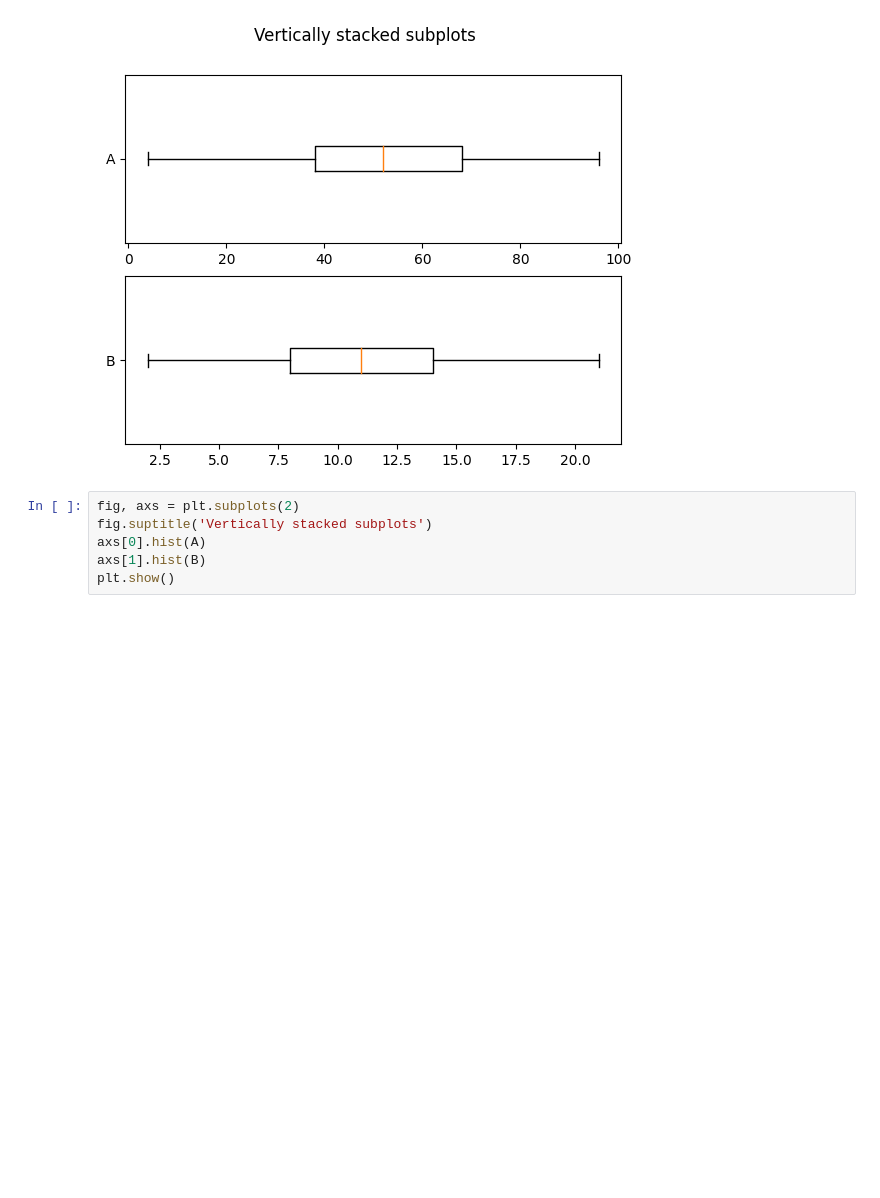
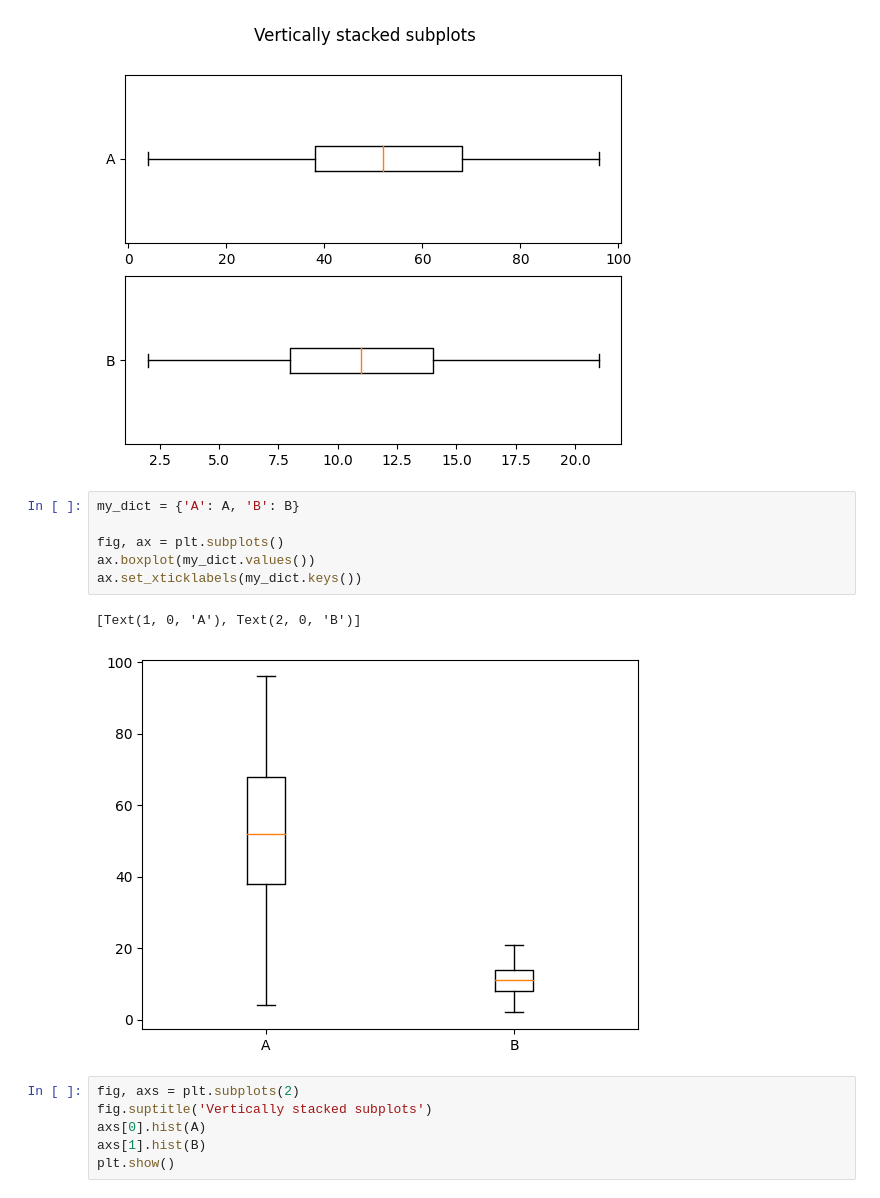
Before and after one commit to garfield-gray/DataMining, a Jupyter notebook: Data_Exploration_&_Visualization.ipynb, the cells around one changed output. Drawn from its saved outputs; the diff is of its cells as text; blank space fills up the shorter version.

```diff
--- a/Data_Exploration_&_Visualization.ipynb
+++ b/Data_Exploration_&_Visualization.ipynb
@@ -25,6 +25,15 @@ axs[1].boxplot(B, vert=False, labels="B")
 plt.show()
 # %% [output]
 [figure]
+# %%
+my_dict = {'A': A, 'B': B}
+
+fig, ax = plt.subplots()
+ax.boxplot(my_dict.values())
+ax.set_xticklabels(my_dict.keys())
+# %% [output]
+[Text(1, 0, 'A'), Text(2, 0, 'B')]
+[figure, added]
 # %%
 fig, axs = plt.subplots(2)
 fig.suptitle('Vertically stacked subplots')
```
Also changed, not shown: parts of 29 cells of this notebook.
